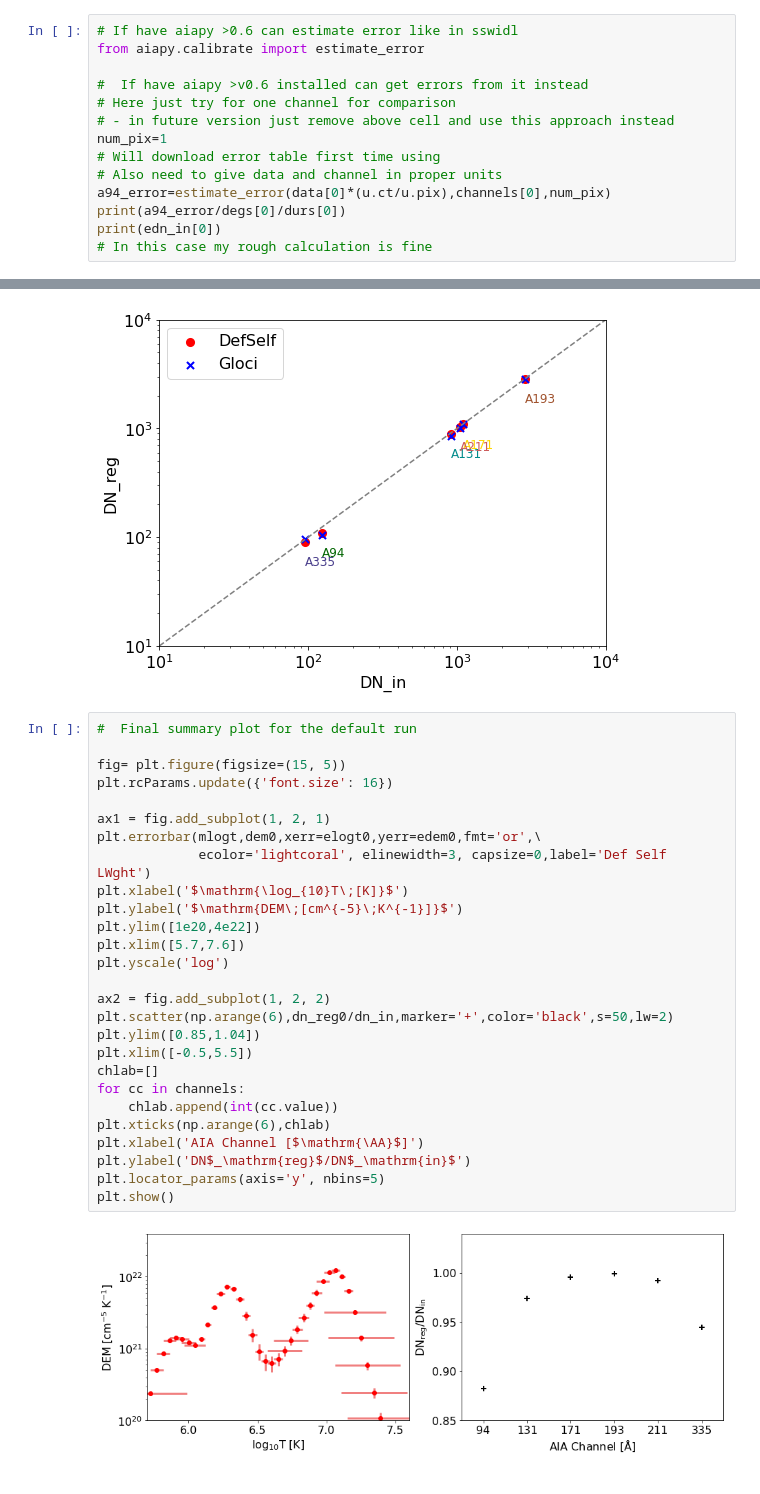
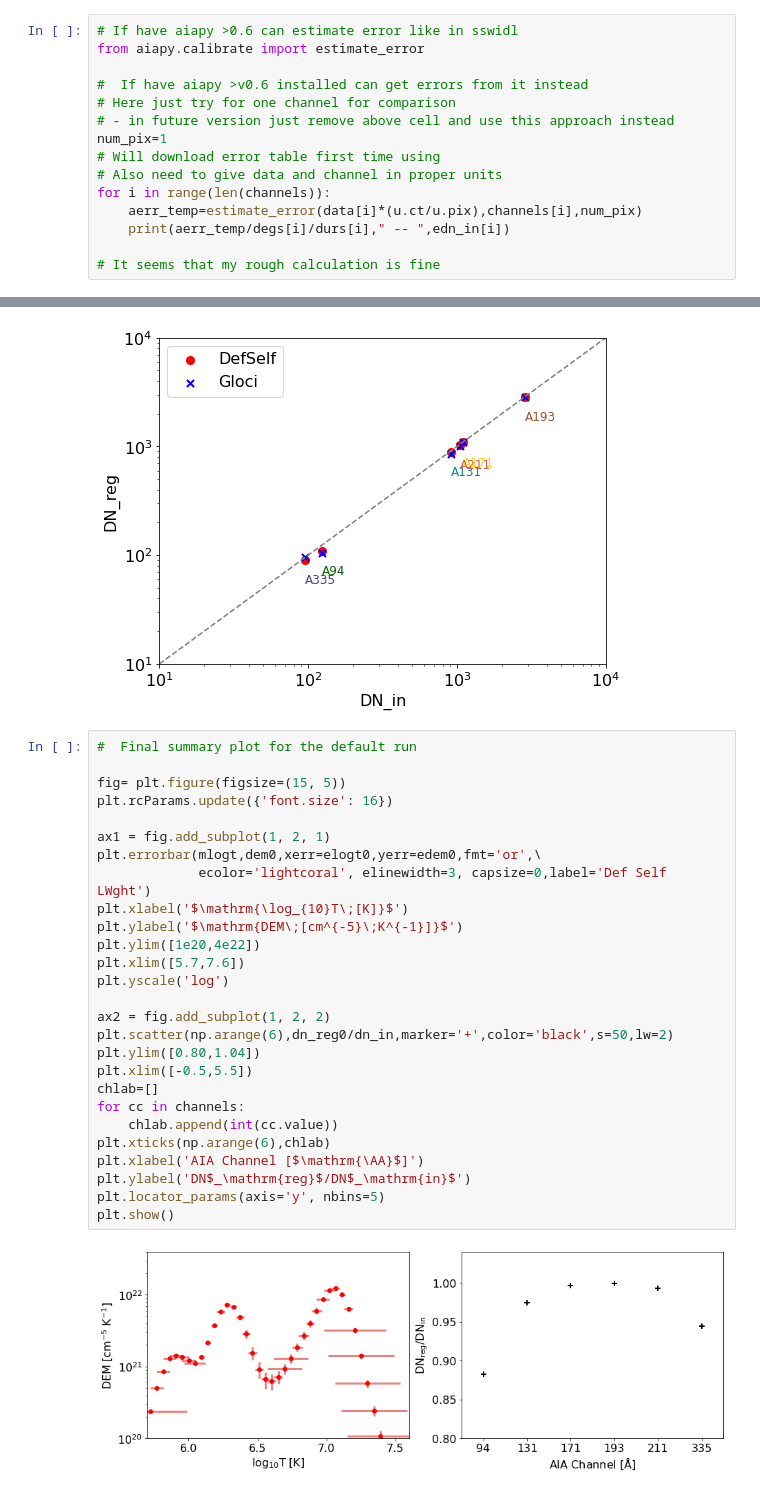
Before and after one commit to ianan/demreg, a Jupyter notebook: python/example_demregpy_aiapxl.ipynb, the cells around one changed output, grey strips where cells are left out. Cells and saved outputs as stored; diff of their text form.

```diff
--- a/python/example_demregpy_aiapxl.ipynb
+++ b/python/example_demregpy_aiapxl.ipynb
@@ -207,8 +242,9 @@ from aiapy.calibrate import estimate_error
 num_pix=1
 # Will download error table first time using
 # Also need to give data and channel in proper units
-a94_error=estimate_error(data[0]*(u.ct/u.pix),channels[0],num_pix)
-print(a94_error/degs[0]/durs[0])
-print(edn_in[0])
-# In this case my rough calculation is fine
+for i in range(len(channels)):
+    aerr_temp=estimate_error(data[i]*(u.ct/u.pix),channels[i],num_pix)
+    print(aerr_temp/degs[i]/durs[i]," -- ",edn_in[i])
+
+# It seems that my rough calculation is fine
 # %% [output]
@@ -296,29 +336,29 @@ Gloci:  [0.84237346 0.92948193 0.99476273 1.00332703 0.97366593 1.01059014]
 # %%
 #  Final summary plot for the default run
 
 fig= plt.figure(figsize=(15, 5))
 plt.rcParams.update({'font.size': 16})
 
 ax1 = fig.add_subplot(1, 2, 1)
 plt.errorbar(mlogt,dem0,xerr=elogt0,yerr=edem0,fmt='or',\
              ecolor='lightcoral', elinewidth=3, capsize=0,label='Def Self LWght')
 plt.xlabel('$\mathrm{\log_{10}T\;[K]}$')
 plt.ylabel('$\mathrm{DEM\;[cm^{-5}\;K^{-1}]}$')
 plt.ylim([1e20,4e22])
 plt.xlim([5.7,7.6])
 plt.yscale('log')
 
 ax2 = fig.add_subplot(1, 2, 2)
 plt.scatter(np.arange(6),dn_reg0/dn_in,marker='+',color='black',s=50,lw=2)
-plt.ylim([0.85,1.04])
+plt.ylim([0.80,1.04])
 plt.xlim([-0.5,5.5])
 chlab=[]
 for cc in channels:
     chlab.append(int(cc.value))
 plt.xticks(np.arange(6),chlab)
 plt.xlabel('AIA Channel [$\mathrm{\AA}$]')
 plt.ylabel('DN$_\mathrm{reg}$/DN$_\mathrm{in}$')
 plt.locator_params(axis='y', nbins=5)
 plt.show()
 # %% [output]
-[figure, old version]
+[figure, new version]
```
Also changed, not shown: parts of 6 cells of this notebook.
